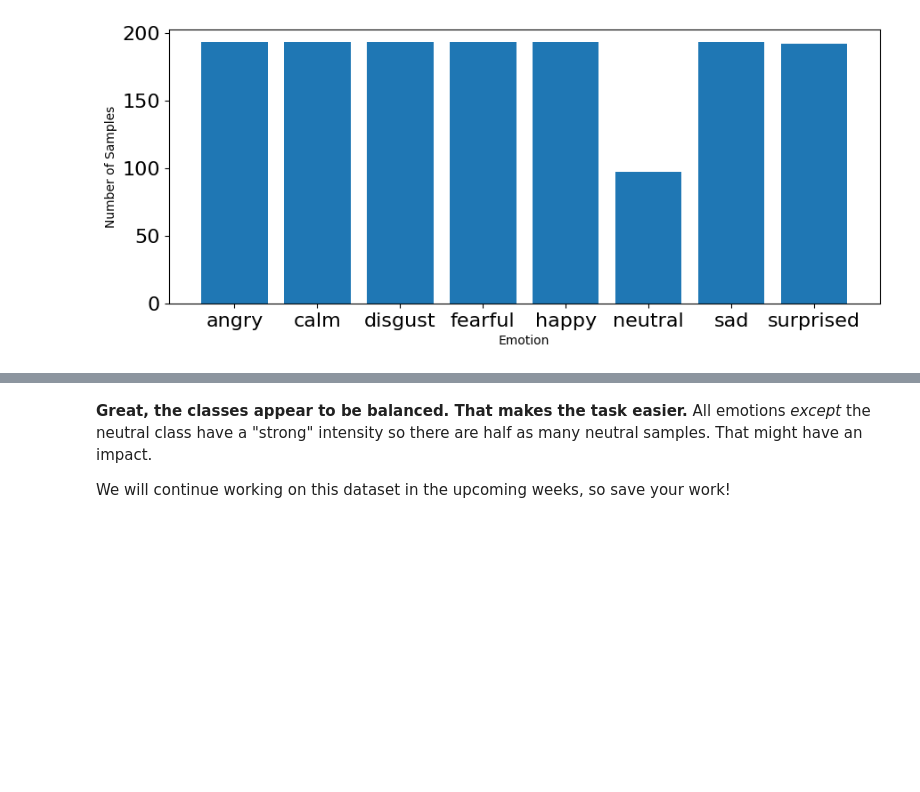
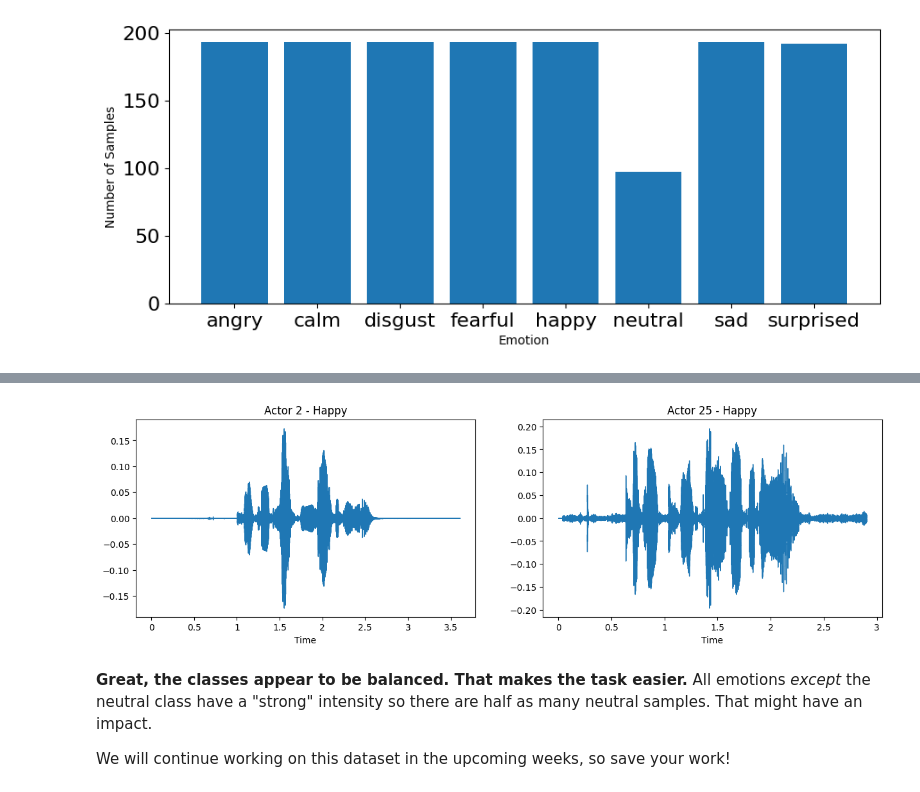
Before and after one commit to anddennn/Week2-DataPreprocessing, a Jupyter notebook: Week 2.ipynb, the cells around one changed output, grey strips where cells are left out. Drawn from its saved outputs; the diff is of its cells as text; code cells hidden in the pictures; blank space fills up the shorter version.

```diff
--- a/Week 2.ipynb
+++ b/Week 2.ipynb
@@ -717,3 +753,45 @@ plt.show()
+# %%
+#Modified code from:
+# https://nbviewer.org/github/IliaZenkov/sklearn-audio-classification/blob/master/sklearn_audio_classification.ipynb#Feature-Engineering
+
+# Get the critical imports out of the way
+import matplotlib.pyplot as plt
+import pandas as pd
+import numpy as np
+import librosa.display
+import soundfile
+import os
+# matplotlib complains about the behaviour of librosa.display, so we'll ignore those warnings:
+import warnings; warnings.filterwarnings('ignore')
+from IPython.core.display import HTML
+# Center matplotlib figures...
+HTML("""
+<style>
+.output_png {
+    display: table-cell;
+    text-align: center;
+    vertical-align: middle;
+}
+</style>
+""")
+
+################# Load Happy and Angry example of Actor 1 #####################################
+with soundfile.SoundFile('/content/drive/MyDrive/IAT360 - Assignment 2/Audio Data/Actor_02/03-01-03-01-01-01-02.wav') as audio:
+    waveform = audio.read(dtype="float32")
+    sample_rate = audio.samplerate
+    plt.figure(figsize=(15,4))
+    plt.subplot(1, 2, 1)
+    librosa.display.waveshow(waveform, sr=sample_rate)
+    plt.title('Actor 2 - Happy')
+
+with soundfile.SoundFile('/content/drive/MyDrive/IAT360 - Assignment 2/Audio Data/Actor_25/03-01-03-01-01-01-25.wav') as audio:
+    waveform = audio.read(dtype="float32")
+    sample_rate = audio.samplerate
+    plt.subplot(1, 2, 2)
+    librosa.display.waveshow(waveform, sr=sample_rate)
+    plt.title('Actor 25 - Happy')
+# %% [output]
+[figure, added]
 # %% [markdown]
 **Great, the classes appear to be balanced. That makes the task easier.** All emotions _except_ the neutral class have a "strong" intensity so there are half as many neutral samples. That might have an impact.
 
```
Also changed, not shown: parts of 1 cell of this notebook.
